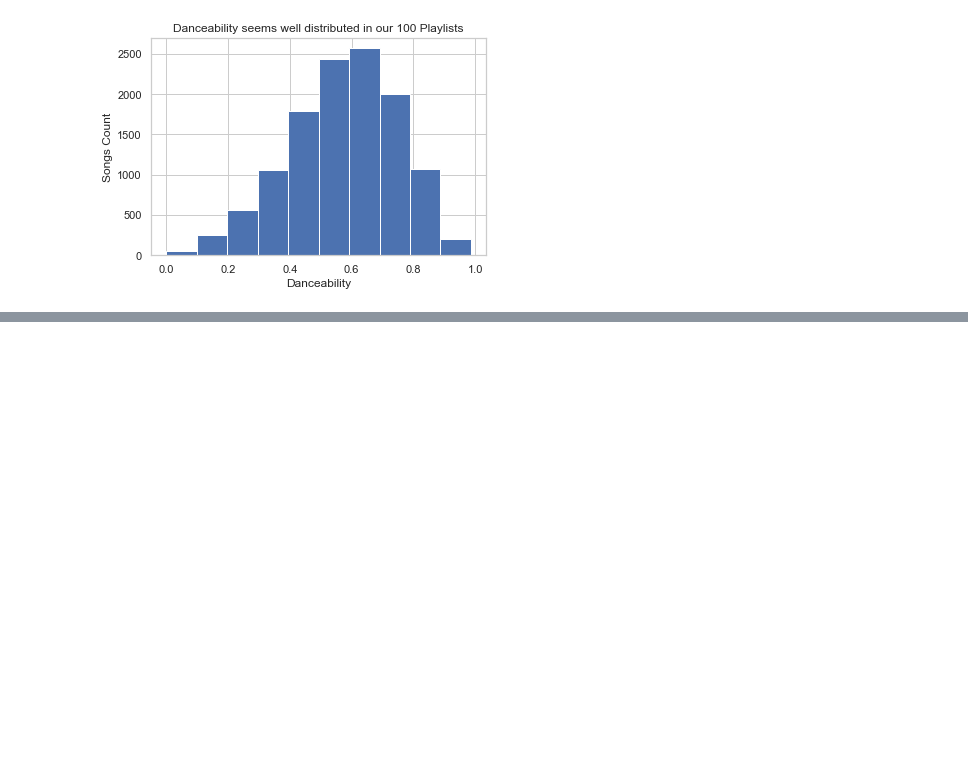
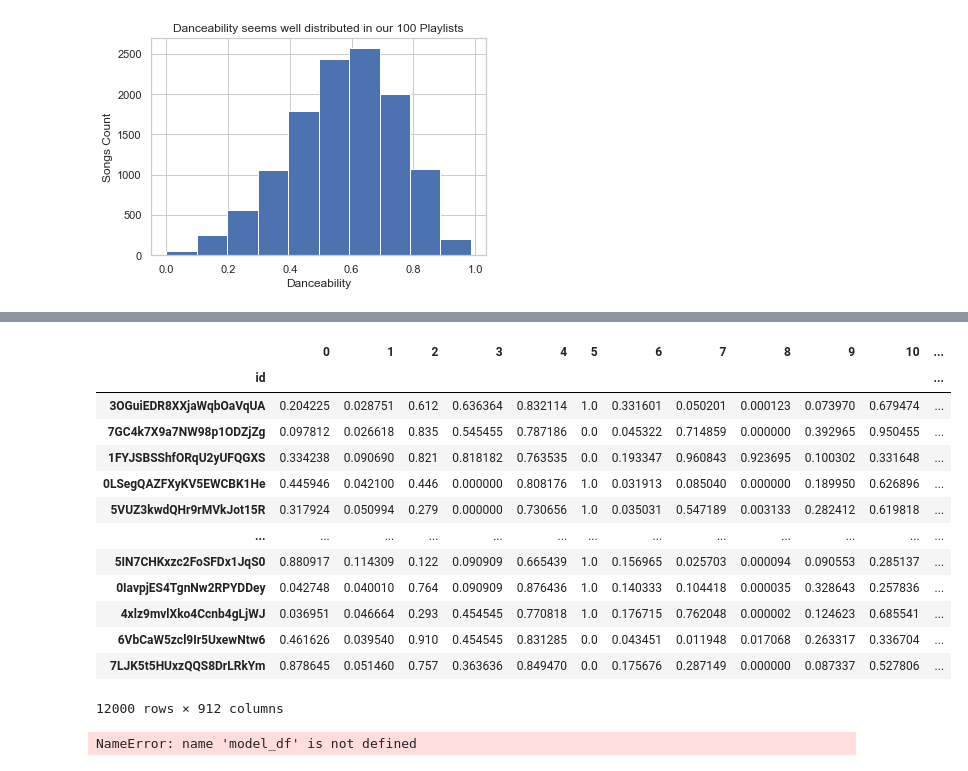
Before and after one commit to sumed-h/SpotifySongRecAudFeatures, a Jupyter notebook: Notebooks/jan13.ipynb, the cells around one changed output, grey strips where cells are left out. Cells and saved outputs as stored; diff of their text form; code cells hidden in the pictures; blank space fills up the shorter version.

```diff
--- a/Notebooks/jan13.ipynb
+++ b/Notebooks/jan13.ipynb
@@ -720,0 +1011,35 @@ plt.show()
+# %%
+def clean_and_scale(df):
+
+    dance_ohe = pd.get_dummies(df['danceability'])
+    df = spotify_df.join(dance_ohe)
+    df = df.drop(['track_name', 'artist_name', 'danceability', 'playlist'], axis=1).set_index('id')
+
+    scaled = MinMaxScaler().fit_transform(df)
+    scaled_df = pd.DataFrame(data=scaled, index=df.index)
+
+    return scaled_df
+# %%
+scaled_df = clean_and_scale(spotify_df)
+scaled_df
+# %% [output]
+|  | 0 | 1 | 2 | 3 | 4 | 5 | 6 | 7 | 8 | 9 | 10 | ... |
+| id |  |  |  |  |  |  |  |  |  |  |  | ... |
+| 3OGuiEDR8XXjaWqbOaVqUA | 0.204225 | 0.028751 | 0.612 | 0.636364 | 0.832114 | 1.0 | 0.331601 | 0.050201 | 0.000123 | 0.073970 | 0.679474 | ... |
+| 7GC4k7X9a7NW98p1ODZjZg | 0.097812 | 0.026618 | 0.835 | 0.545455 | 0.787186 | 0.0 | 0.045322 | 0.714859 | 0.000000 | 0.392965 | 0.950455 | ... |
+| 1FYJSBSShfORqU2yUFQGXS | 0.334238 | 0.090690 | 0.821 | 0.818182 | 0.763535 | 0.0 | 0.193347 | 0.960843 | 0.923695 | 0.100302 | 0.331648 | ... |
+| 0LSegQAZFXyKV5EWCBK1He | 0.445946 | 0.042100 | 0.446 | 0.000000 | 0.808176 | 1.0 | 0.031913 | 0.085040 | 0.000000 | 0.189950 | 0.626896 | ... |
+| 5VUZ3kwdQHr9rMVkJot15R | 0.317924 | 0.050994 | 0.279 | 0.000000 | 0.730656 | 1.0 | 0.035031 | 0.547189 | 0.003133 | 0.282412 | 0.619818 | ... |
+| ... | ... | ... | ... | ... | ... | ... | ... | ... | ... | ... | ... | ... |
+| 5IN7CHKxzc2FoSFDx1JqS0 | 0.880917 | 0.114309 | 0.122 | 0.090909 | 0.665439 | 1.0 | 0.156965 | 0.025703 | 0.000094 | 0.090553 | 0.285137 | ... |
+| 0IavpjES4TgnNw2RPYDDey | 0.042748 | 0.040010 | 0.764 | 0.090909 | 0.876436 | 1.0 | 0.140333 | 0.104418 | 0.000035 | 0.328643 | 0.257836 | ... |
+| 4xlz9mvlXko4Ccnb4gLjWJ | 0.036951 | 0.046664 | 0.293 | 0.454545 | 0.770818 | 1.0 | 0.176715 | 0.762048 | 0.000002 | 0.124623 | 0.685541 | ... |
+| 6VbCaW5zcl9Ir5UxewNtw6 | 0.461626 | 0.039540 | 0.910 | 0.454545 | 0.831285 | 0.0 | 0.043451 | 0.011948 | 0.017068 | 0.263317 | 0.336704 | ... |
+| 7LJK5t5HUxzQQS8DrLRkYm | 0.878645 | 0.051460 | 0.757 | 0.363636 | 0.849470 | 0.0 | 0.175676 | 0.287149 | 0.000000 | 0.087337 | 0.527806 | ... |
+12000 rows × 912 columns
+# %%
+cosine = cosine_similarity(scaled_df)
+cos_df = pd.DataFrame(data=cosine, index=model_df.index)
+cos_df
+# %% [output]
+NameError: name 'model_df' is not defined
```
Also changed, not shown: parts of 38 cells of this notebook.
